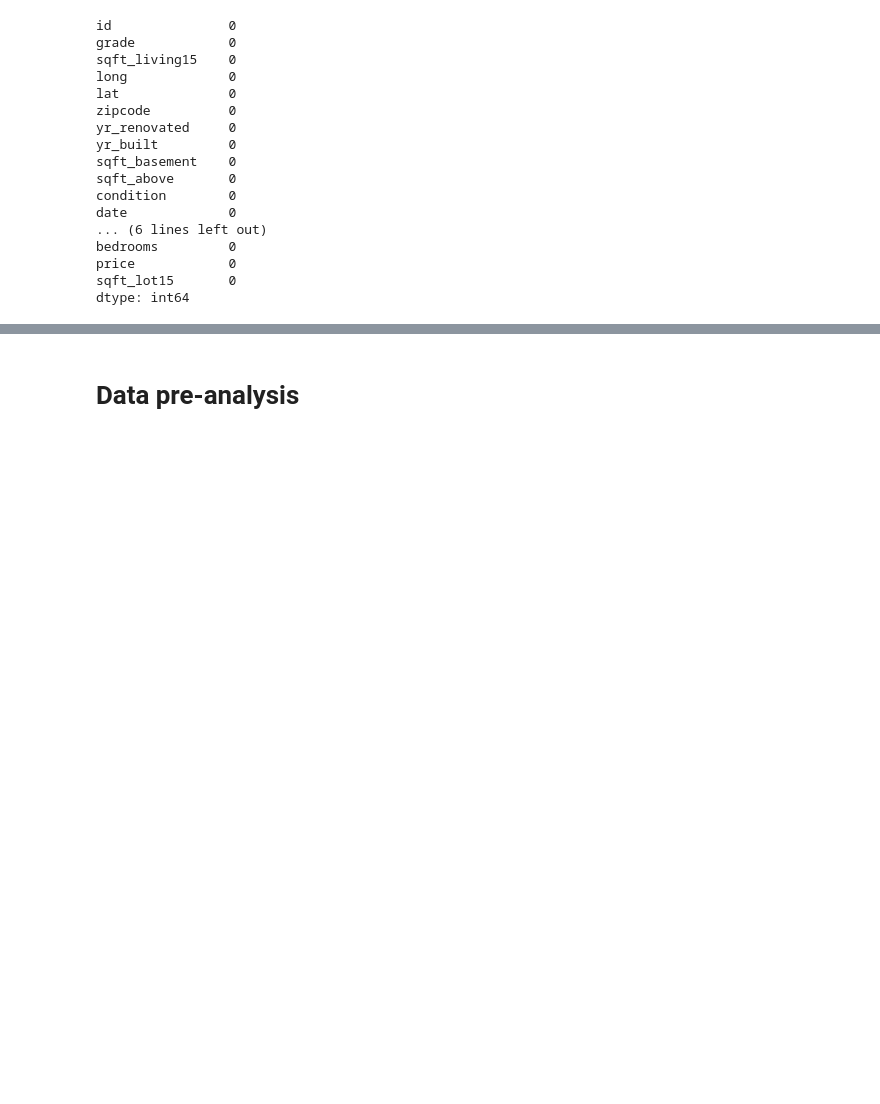
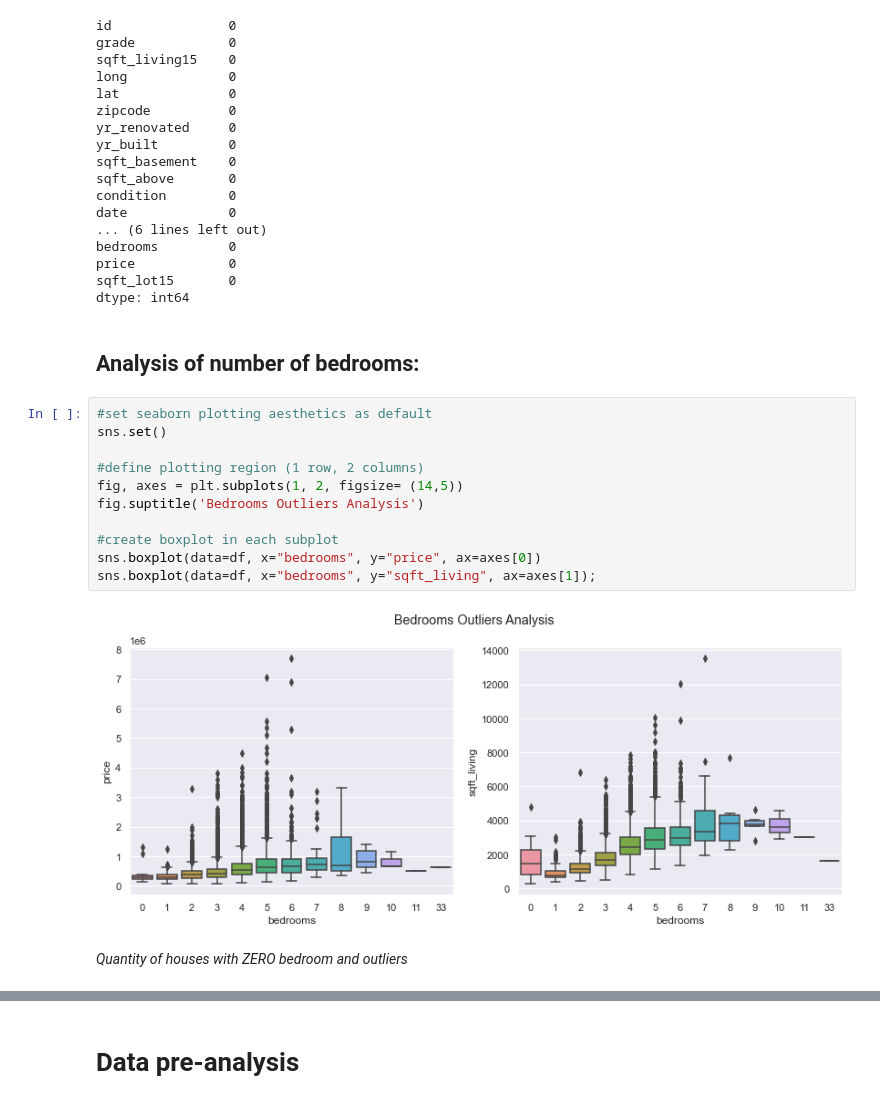
Before and after one commit to VLieberg/housing_usa, a Jupyter notebook: notebooks/VL_House_USA_DataScience_Project.ipynb, the cells around one changed output, grey strips where cells are left out. Cells and saved outputs as stored; diff of their text form; blank space fills up the shorter version.

```diff
--- a/notebooks/VL_House_USA_DataScience_Project.ipynb
+++ b/notebooks/VL_House_USA_DataScience_Project.ipynb
@@ -74,3 +74,20 @@ bedrooms         0
 price            0
 sqft_lot15       0
 dtype: int64
+# %% [markdown]
+## Analysis of number of bedrooms:
+# %%
+#set seaborn plotting aesthetics as default
+sns.set()
+
+#define plotting region (1 row, 2 columns)
+fig, axes = plt.subplots(1, 2, figsize= (14,5))
+fig.suptitle('Bedrooms Outliers Analysis')
+
+#create boxplot in each subplot
+sns.boxplot(data=df, x="bedrooms", y="price", ax=axes[0])
+sns.boxplot(data=df, x="bedrooms", y="sqft_living", ax=axes[1]);
+# %% [output]
+[figure, added]
+# %% [markdown]
+*Quantity of houses with ZERO bedroom and outliers*
```
Also changed, not shown: parts of 43 cells of this notebook.
